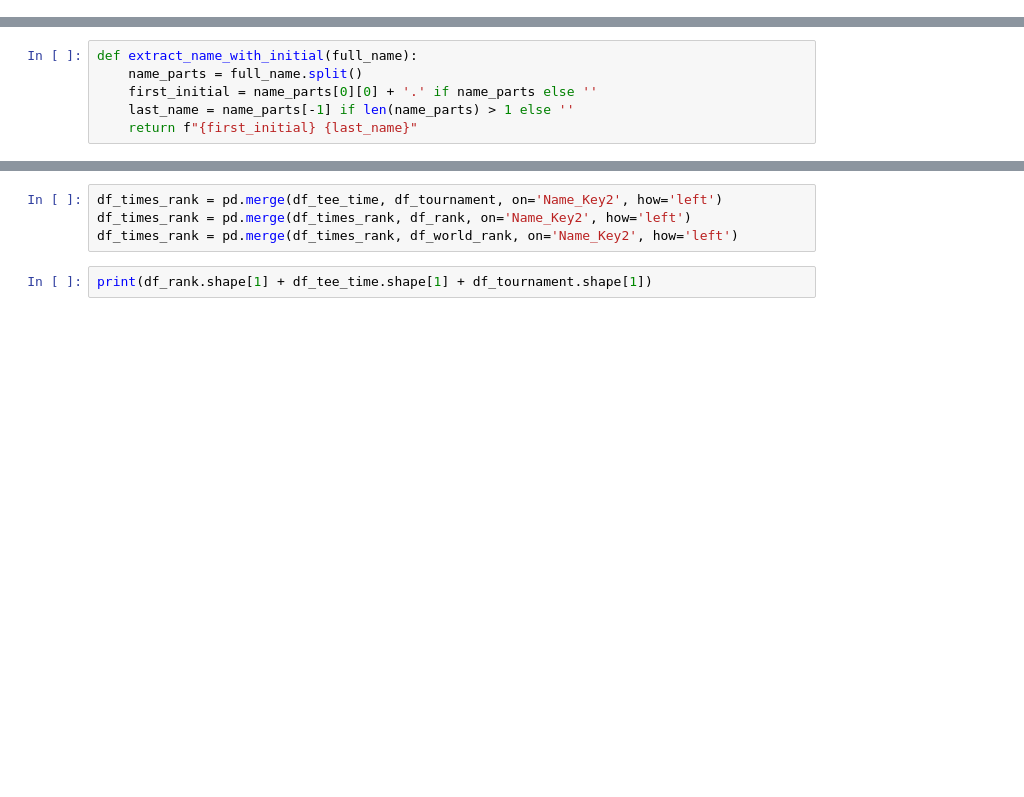
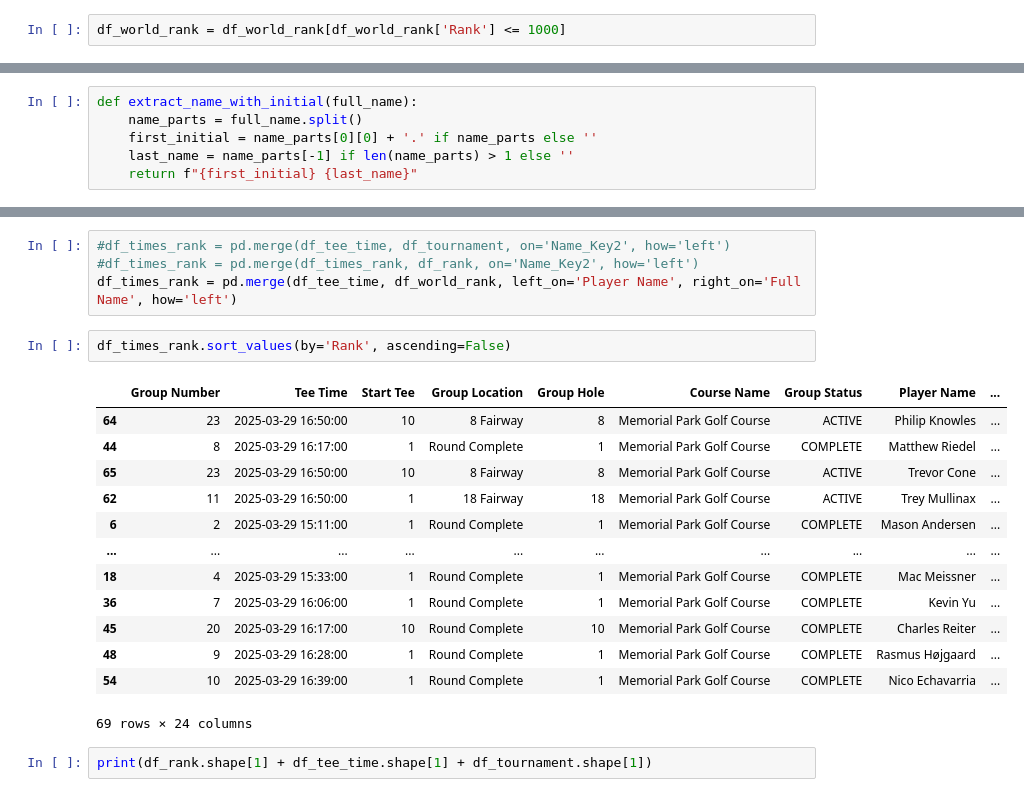
Before and after one commit to rypi314/data_golf, a Jupyter notebook: pga_analysis_world_rank.ipynb, the cells around one changed output, grey strips where cells are left out. Cells and saved outputs as stored; diff of their text form; blank space fills up the shorter version.

```diff
--- a/pga_analysis_world_rank.ipynb
+++ b/pga_analysis_world_rank.ipynb
@@ -82,0 +86,2 @@ Player rankings have been saved to 'rankings_list.csv'.
+# %%
+df_world_rank = df_world_rank[df_world_rank['Rank'] <= 1000]
@@ -107,7 +122,23 @@ df_tee_time.tail(2)
 # %%
-df_times_rank = pd.merge(df_tee_time, df_tournament, on='Name_Key2', how='left')
-df_times_rank = pd.merge(df_times_rank, df_rank, on='Name_Key2', how='left')
-df_times_rank = pd.merge(df_times_rank, df_world_rank, on='Name_Key2', how='left')
+#df_times_rank = pd.merge(df_tee_time, df_tournament, on='Name_Key2', how='left')
+#df_times_rank = pd.merge(df_times_rank, df_rank, on='Name_Key2', how='left')
+df_times_rank = pd.merge(df_tee_time, df_world_rank, left_on='Player Name', right_on='Full Name', how='left')
+# %%
+df_times_rank.sort_values(by='Rank', ascending=False)
+# %% [output]
+|  | Group Number | Tee Time | Start Tee | Group Location | Group Hole | Course Name | Group Status | Player Name | ... |
+| 64 | 23 | 2025-03-29 16:50:00 | 10 | 8 Fairway | 8 | Memorial Park Golf Course | ACTIVE | Philip Knowles | ... |
+| 44 | 8 | 2025-03-29 16:17:00 | 1 | Round Complete | 1 | Memorial Park Golf Course | COMPLETE | Matthew Riedel | ... |
+| 65 | 23 | 2025-03-29 16:50:00 | 10 | 8 Fairway | 8 | Memorial Park Golf Course | ACTIVE | Trevor Cone | ... |
+| 62 | 11 | 2025-03-29 16:50:00 | 1 | 18 Fairway | 18 | Memorial Park Golf Course | ACTIVE | Trey Mullinax | ... |
+| 6 | 2 | 2025-03-29 15:11:00 | 1 | Round Complete | 1 | Memorial Park Golf Course | COMPLETE | Mason Andersen | ... |
+| ... | ... | ... | ... | ... | ... | ... | ... | ... | ... |
+| 18 | 4 | 2025-03-29 15:33:00 | 1 | Round Complete | 1 | Memorial Park Golf Course | COMPLETE | Mac Meissner | ... |
+| 36 | 7 | 2025-03-29 16:06:00 | 1 | Round Complete | 1 | Memorial Park Golf Course | COMPLETE | Kevin Yu | ... |
+| 45 | 20 | 2025-03-29 16:17:00 | 10 | Round Complete | 10 | Memorial Park Golf Course | COMPLETE | Charles Reiter | ... |
+| 48 | 9 | 2025-03-29 16:28:00 | 1 | Round Complete | 1 | Memorial Park Golf Course | COMPLETE | Rasmus Højgaard | ... |
+| 54 | 10 | 2025-03-29 16:39:00 | 1 | Round Complete | 1 | Memorial Park Golf Course | COMPLETE | Nico Echavarria | ... |
+69 rows × 24 columns
 # %%
 print(df_rank.shape[1] + df_tee_time.shape[1] + df_tournament.shape[1])
 # %% [output]
```
Also changed, not shown: parts of 23 cells of this notebook, 9 other files.
